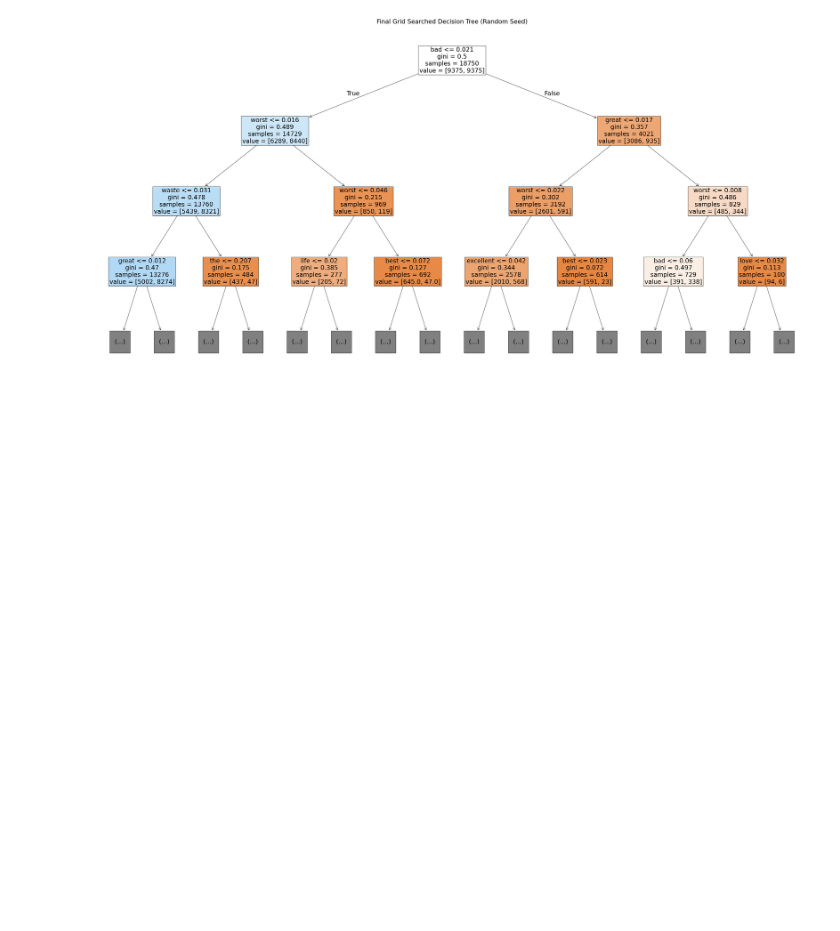
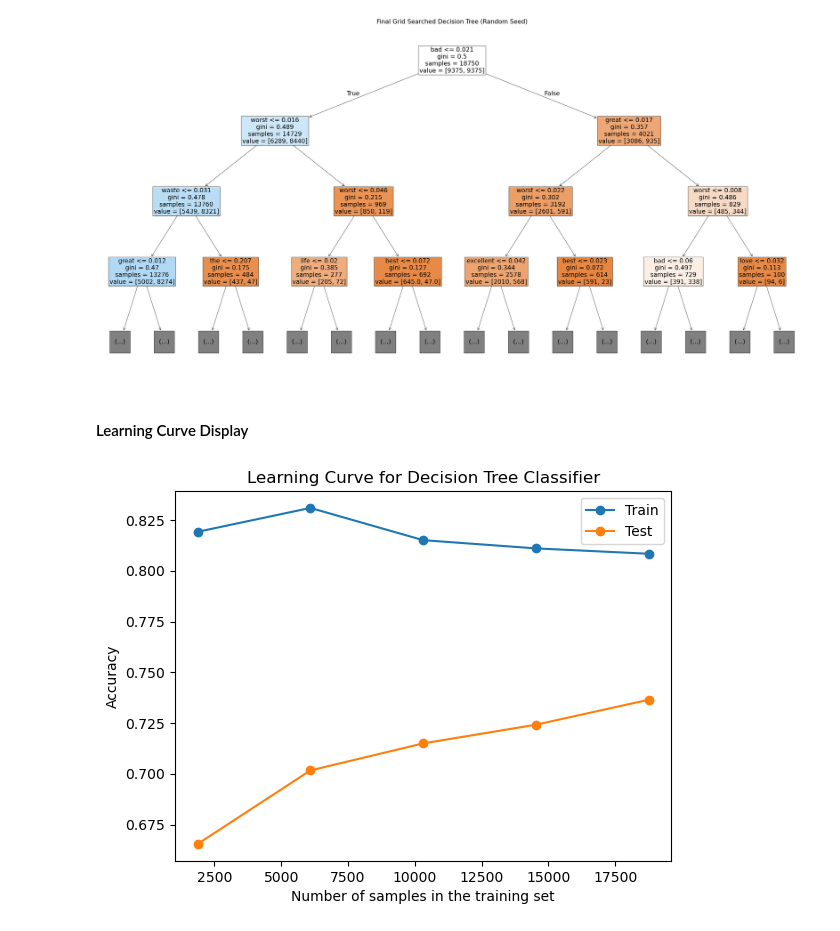
Before and after one commit to codyh587/compsci-178, a Jupyter notebook: decision_tree.ipynb, the cells around one changed output. Cells and saved outputs as stored; diff of their text form; code cells hidden in the pictures; blank space fills up the shorter version.

Commit message:
added decision tree learning curves and confusion matrix

```diff
--- a/decision_tree.ipynb
+++ b/decision_tree.ipynb
@@ -315,3 +315,30 @@ plt.title("Final Grid Searched Decision Tree (Random Seed)", fontsize=24)
 plt.show()
 # %% [output]
 [figure]
+# %% [markdown]
+#### Learning Curve Display
+# %%
+def calculate_learning_class():
+    X_combined = sparse.vstack([train_X, test_X])
+    y_combined = np.concatenate([train_y, test_y])
+
+    test_fold = np.zeros(train_y.shape[0] + test_y.shape[0])
+    test_fold[:train_y.shape[0]] = -1
+
+    common_params = {
+        "X": X_combined,
+        "y": y_combined,
+        "cv": PredefinedSplit(test_fold),
+        "score_type": "both",
+        "n_jobs": -1,
+        "line_kw": {"marker": "o"},
+        "std_display_style": "fill_between",
+        "score_name": "Accuracy",
+    }
+
+    grid_search = DecisionTreeClassifier(max_depth=19, min_samples_split=2, min_samples_leaf=14)
+    LearningCurveDisplay.from_estimator(grid_search, **common_params).ax_.set_title("Learning Curve for Decision Tree Classifier")
+
+calculate_learning_class()
+# %% [output]
+[figure, added]
```
Also changed, not shown: parts of 3 cells of this notebook.
